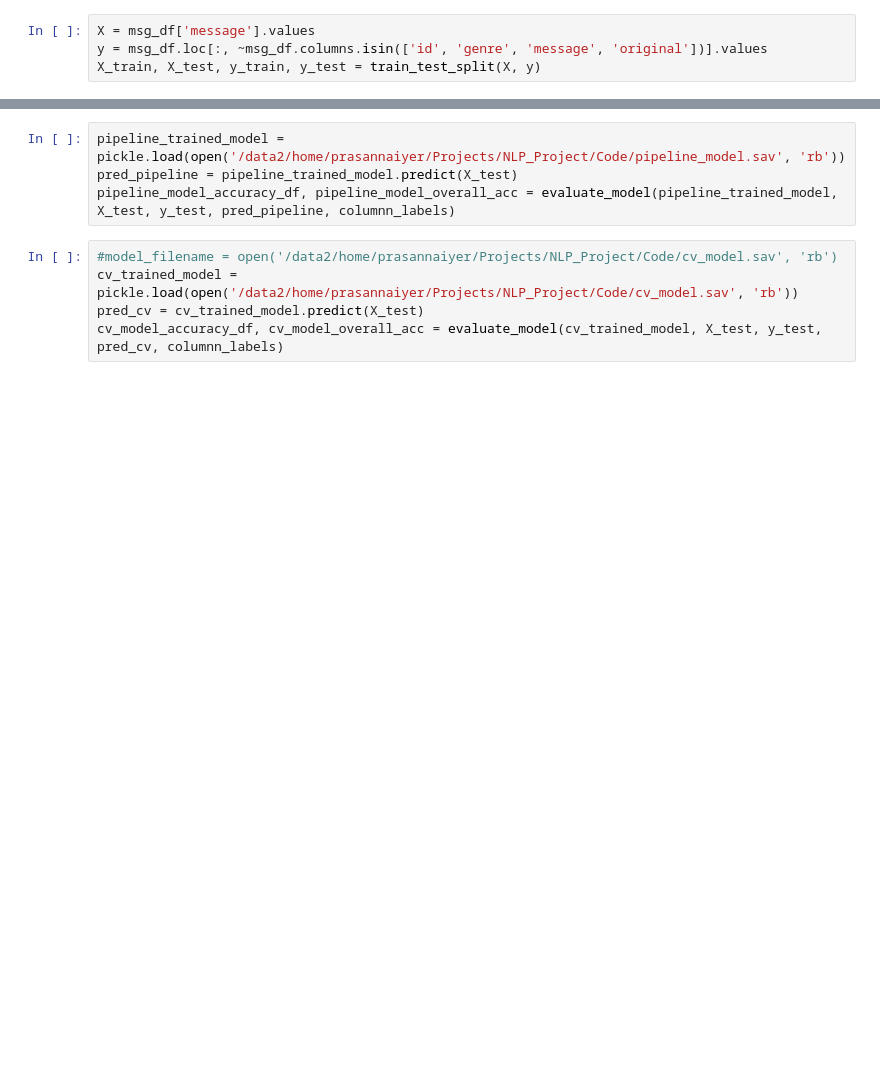
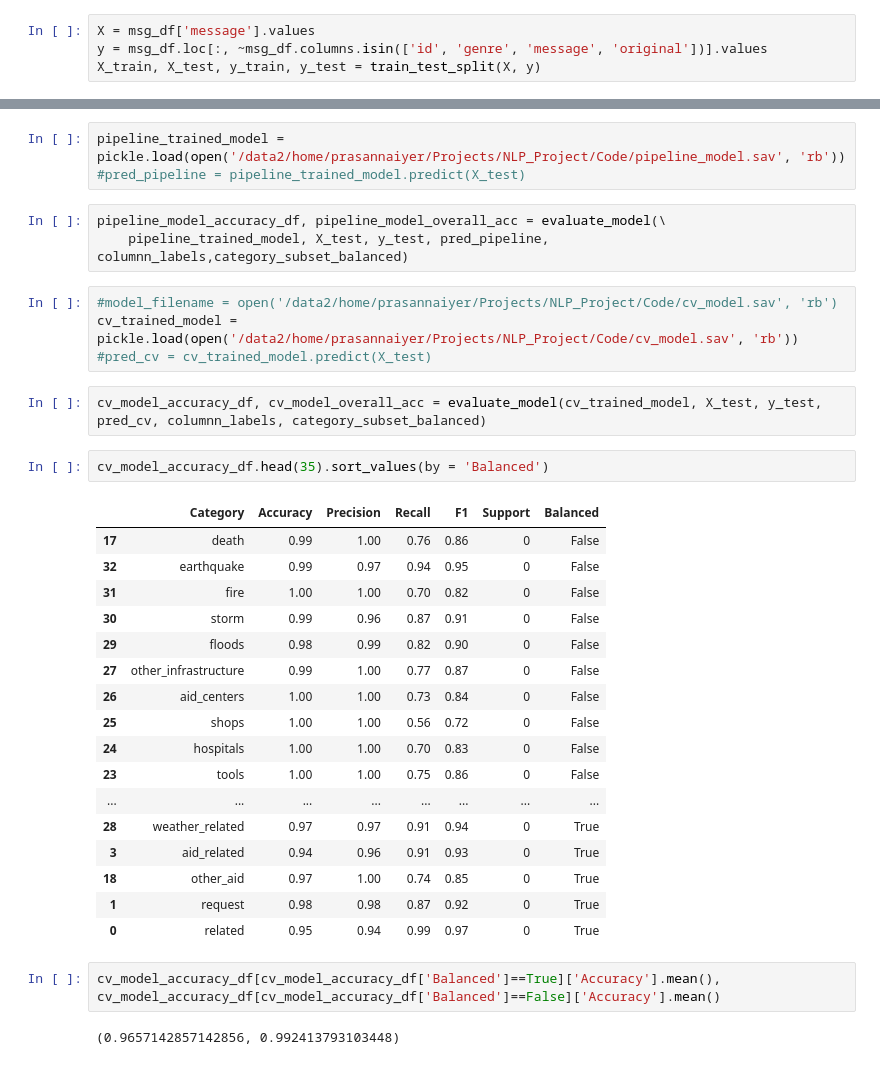
Before and after one commit to prasiyer/NLP_Project, a Jupyter notebook: Code/Model_Evaluation.ipynb, the cells around one changed output, grey strips where cells are left out. Saved outputs shown, nothing was run; the diff lists cells and outputs as text; blank space fills up the shorter version.

```diff
--- a/Code/Model_Evaluation.ipynb
+++ b/Code/Model_Evaluation.ipynb
@@ -80,12 +127,39 @@ X_train, X_test, y_train, y_test = train_test_split(X, y)
 # %%
 pipeline_trained_model = pickle.load(open('/data2/home/prasannaiyer/Projects/NLP_Project/Code/pipeline_model.sav', 'rb'))
-pred_pipeline = pipeline_trained_model.predict(X_test)
-pipeline_model_accuracy_df, pipeline_model_overall_acc = evaluate_model(pipeline_trained_model, X_test, y_test, pred_pipeline, columnn_labels)
+#pred_pipeline = pipeline_trained_model.predict(X_test)
+# %%
+pipeline_model_accuracy_df, pipeline_model_overall_acc = evaluate_model(\
+    pipeline_trained_model, X_test, y_test, pred_pipeline, columnn_labels,category_subset_balanced)
 # %%
 #model_filename = open('/data2/home/prasannaiyer/Projects/NLP_Project/Code/cv_model.sav', 'rb')
 cv_trained_model = pickle.load(open('/data2/home/prasannaiyer/Projects/NLP_Project/Code/cv_model.sav', 'rb'))
-pred_cv = cv_trained_model.predict(X_test)
-cv_model_accuracy_df, cv_model_overall_acc = evaluate_model(cv_trained_model, X_test, y_test, pred_cv, columnn_labels)
+#pred_cv = cv_trained_model.predict(X_test)
+# %%
+cv_model_accuracy_df, cv_model_overall_acc = evaluate_model(cv_trained_model, X_test, y_test, pred_cv, columnn_labels, category_subset_balanced)
+# %%
+cv_model_accuracy_df.head(35).sort_values(by = 'Balanced')
+# %% [output]
+|  | Category | Accuracy | Precision | Recall | F1 | Support | Balanced |
+| 17 | death | 0.99 | 1.00 | 0.76 | 0.86 | 0 | False |
+| 32 | earthquake | 0.99 | 0.97 | 0.94 | 0.95 | 0 | False |
+| 31 | fire | 1.00 | 1.00 | 0.70 | 0.82 | 0 | False |
+| 30 | storm | 0.99 | 0.96 | 0.87 | 0.91 | 0 | False |
+| 29 | floods | 0.98 | 0.99 | 0.82 | 0.90 | 0 | False |
+| 27 | other_infrastructure | 0.99 | 1.00 | 0.77 | 0.87 | 0 | False |
+| 26 | aid_centers | 1.00 | 1.00 | 0.73 | 0.84 | 0 | False |
+| 25 | shops | 1.00 | 1.00 | 0.56 | 0.72 | 0 | False |
+| 24 | hospitals | 1.00 | 1.00 | 0.70 | 0.83 | 0 | False |
+| 23 | tools | 1.00 | 1.00 | 0.75 | 0.86 | 0 | False |
+| ... | ... | ... | ... | ... | ... | ... | ... |
+| 28 | weather_related | 0.97 | 0.97 | 0.91 | 0.94 | 0 | True |
+| 3 | aid_related | 0.94 | 0.96 | 0.91 | 0.93 | 0 | True |
+| 18 | other_aid | 0.97 | 1.00 | 0.74 | 0.85 | 0 | True |
+| 1 | request | 0.98 | 0.98 | 0.87 | 0.92 | 0 | True |
+| 0 | related | 0.95 | 0.94 | 0.99 | 0.97 | 0 | True |
+# %%
+cv_model_accuracy_df[cv_model_accuracy_df['Balanced']==True]['Accuracy'].mean(), cv_model_accuracy_df[cv_model_accuracy_df['Balanced']==False]['Accuracy'].mean()
+# %% [output]
+(0.9657142857142856, 0.992413793103448)
 # %%
 print('Accuracy: Pipeline = {:.2f}% and Gridsearch = {:.2f}%'.format(pipeline_model_overall_acc*100, cv_model_overall_acc*100))
 # %% [output]
```
Also changed, not shown: parts of 12 cells of this notebook, 3 other files.
